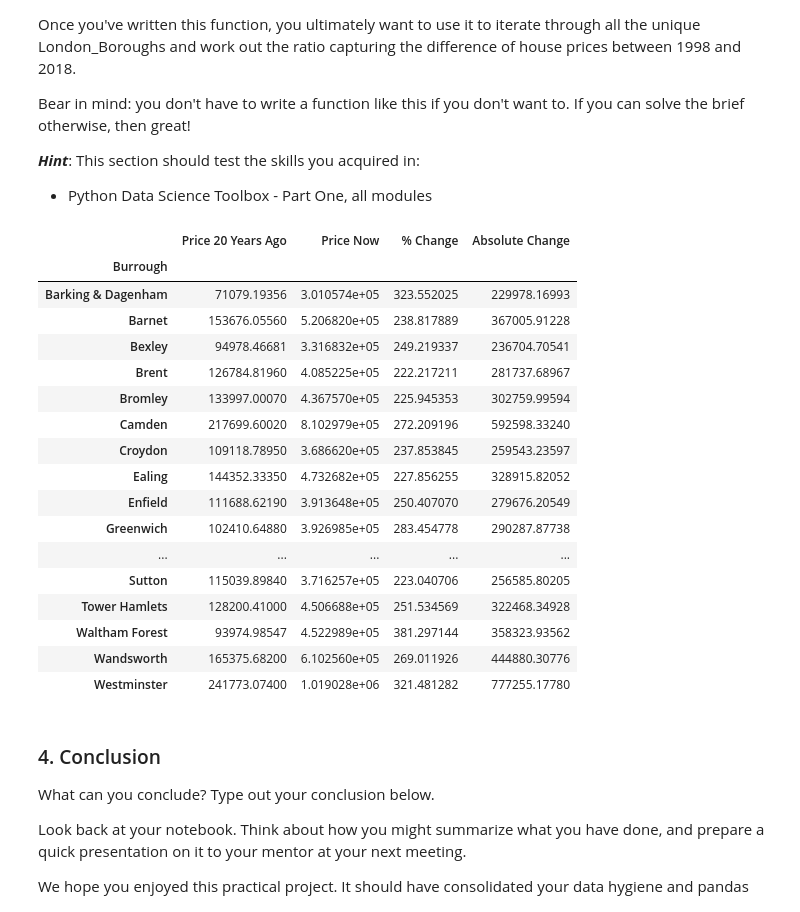
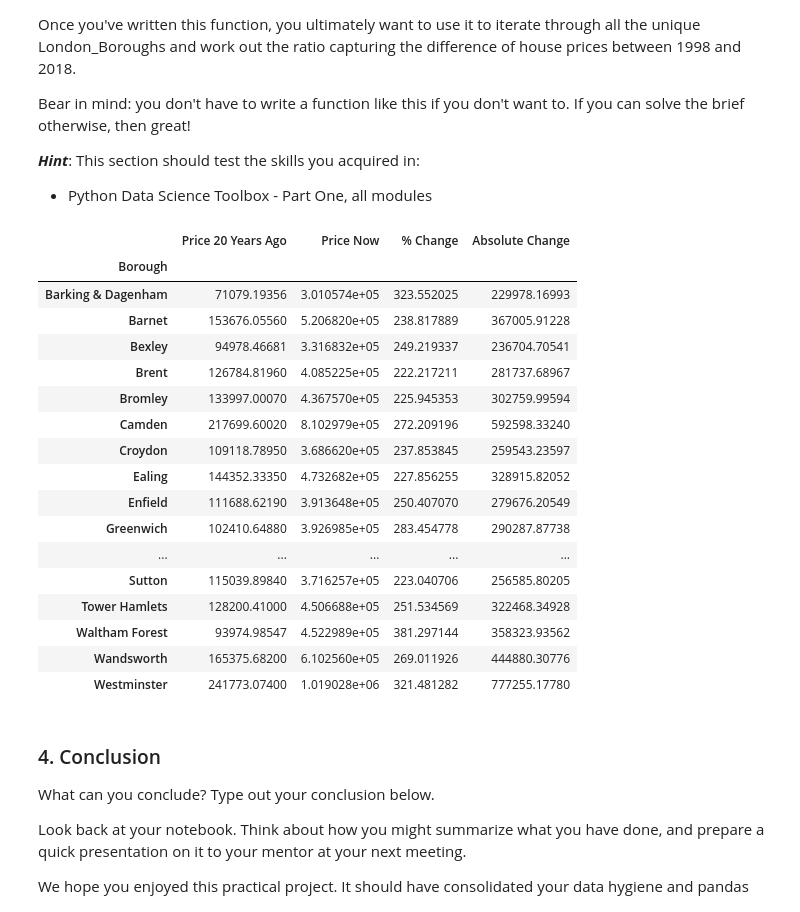
Before and after one commit to pnraju/springboard, a Jupyter notebook: Case Studies/Unit 4 Challenge - Tier 3.ipynb, the cells around one changed output. Cells and saved outputs as stored; diff of their text form; code cells hidden in the pictures.

```diff
--- a/Case Studies/Unit 4 Challenge - Tier 3.ipynb
+++ b/Case Studies/Unit 4 Challenge - Tier 3.ipynb
@@ -177,7 +177,7 @@ house_prices.head()
 5 rows × 302 columns
 # %%
 house_prices.columns = house_prices.iloc[0]
-house_prices.rename_axis(index='Burrough', columns='Date', inplace=True)
+house_prices.rename_axis(index='Borough', columns='Date', inplace=True)
 house_prices = house_prices[1:]
 house_prices= house_prices.reset_index()
 house_prices.head()
@@ -194,7 +194,7 @@ house_prices.head()
 
 You might we have to **rename** a couple columns. How do you do this? The clue's pretty bold...
 # %%
-house_prices.rename(columns={'index': 'Burrough', pd.NaT: 'ID'}, inplace=True)
+house_prices.rename(columns={'index': 'Borough', pd.NaT: 'ID'}, inplace=True)
 house_prices.rename
 house_prices.head()
 # %% [output]
@@ -212,6 +212,6 @@ Remember what Wes McKinney said about tidy data?
 
 You might need to **melt** your DataFrame here.
 # %%
-london_house_prices = pd.melt(house_prices.iloc[1:33], id_vars=['ID', 'Burrough'], value_name='Average Price')
+london_house_prices = pd.melt(house_prices.iloc[1:33], id_vars=['ID', 'Borough'], value_name='Average Price')
 london_house_prices
 # %% [output]
@@ -246,7 +246,7 @@ dtypes: datetime64[ns](1), object(3)
 memory usage: 301.1+ KB
 # %%
 london_house_prices['Average Price'] = pd.to_numeric(london_house_prices['Average Price'], errors='coerce')
-london_house_prices['Burrough'] = pd.Categorical(london_house_prices['Burrough'], categories=burroughs)
+london_house_prices['Borough'] = pd.Categorical(london_house_prices['Borough'], categories=boroughs)
 london_house_prices.info()
 # %% [output]
 <class 'pandas.core.frame.DataFrame'>
@@ -329,13 +329,13 @@ Bear in mind: you don't have to write a function like this if you don't want to.
 # %%
 def set_price_changes(group):
     first, last = group.iloc[0]['Average Price'], group.iloc[-1]['Average Price']
     return pd.Series({'Price 20 Years Ago': first, 'Price Now': last, '% Change': (last - first)/first * 100, 'Absolute Change': last - first})
 
-price_changes = london_house_prices_last_20_years.groupby('Burrough').apply(set_price_changes)
+price_changes = london_house_prices_last_20_years.groupby('Borough').apply(set_price_changes)
 price_changes
 # %% [output]
 |  | Price 20 Years Ago | Price Now | % Change | Absolute Change |
-| Burrough |  |  |  |  |
+| Borough |  |  |  |  |
 | Barking & Dagenham | 71079.19356 | 3.010574e+05 | 323.552025 | 229978.16993 |
 | Barnet | 153676.05560 | 5.206820e+05 | 238.817889 | 367005.91228 |
 | Bexley | 94978.46681 | 3.316832e+05 | 249.219337 | 236704.70541 |
```
Also changed, not shown: parts of 12 cells of this notebook, 1 other file.
